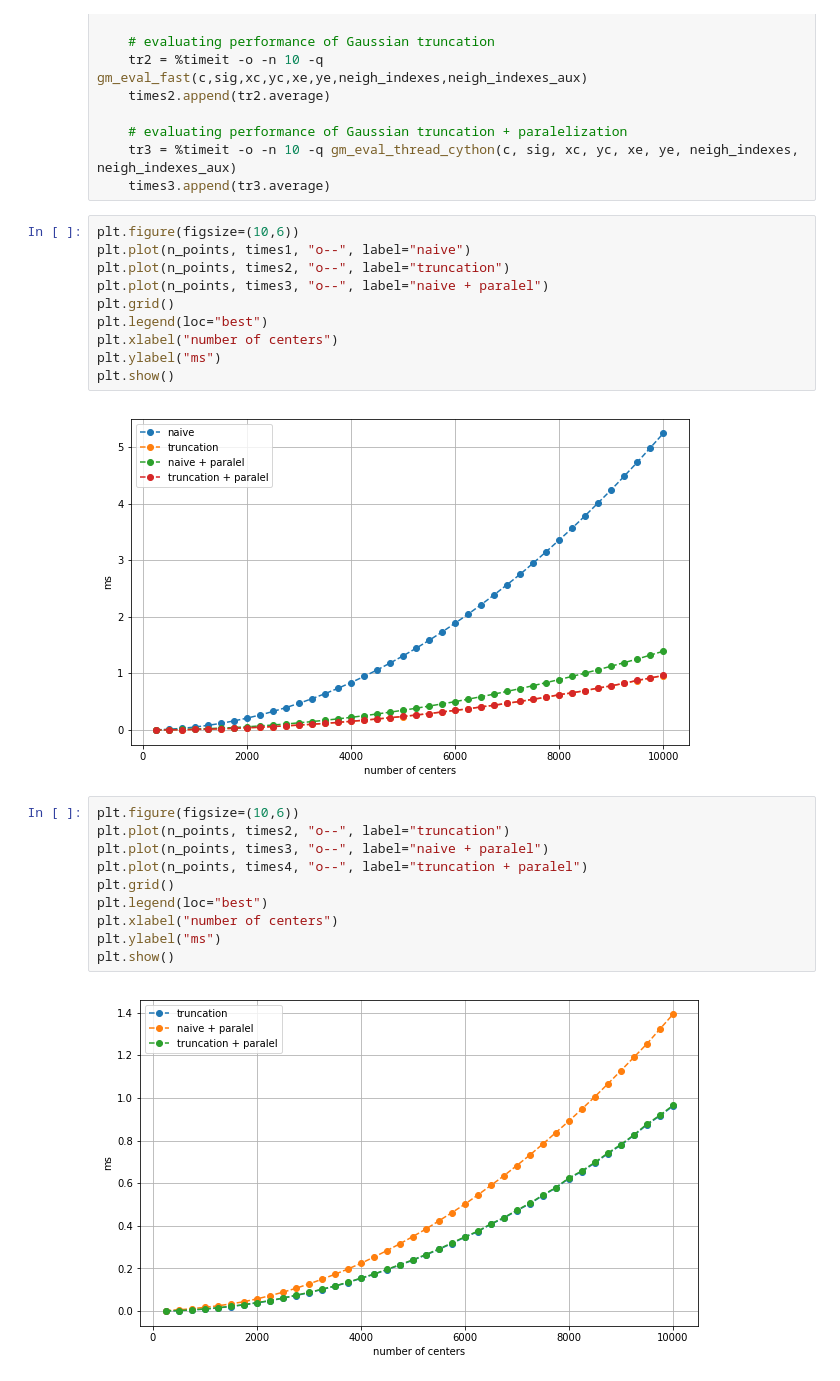
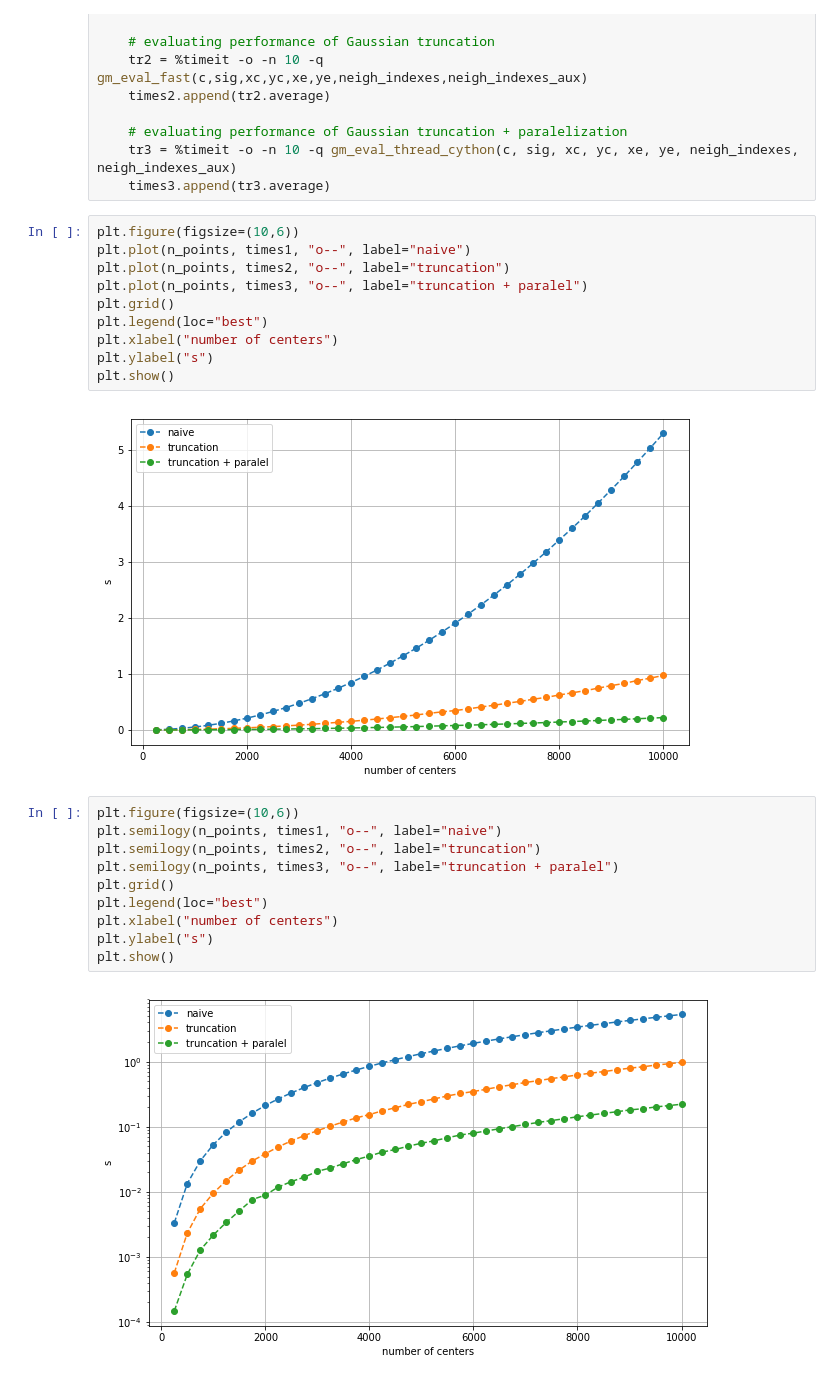
Before and after one commit to mavillan/HDMClouds, a Jupyter notebook: notebooks/Fast Evaluation.ipynb, the cells around one changed output. Cells and saved outputs as stored; diff of their text form.

Commit message:
Plots updated

```diff
--- a/notebooks/Fast Evaluation.ipynb
+++ b/notebooks/Fast Evaluation.ipynb
@@ -357,25 +357,25 @@ for Nc in n_points:
 plt.figure(figsize=(10,6))
 plt.plot(n_points, times1, "o--", label="naive")
 plt.plot(n_points, times2, "o--", label="truncation")
-plt.plot(n_points, times3, "o--", label="naive + paralel")
+plt.plot(n_points, times3, "o--", label="truncation + paralel")
 plt.grid()
 plt.legend(loc="best")
 plt.xlabel("number of centers")
-plt.ylabel("ms")
+plt.ylabel("s")
 plt.show()
 # %% [output]
-[figure, old version]
+[figure, new version]
 # %%
 plt.figure(figsize=(10,6))
-plt.plot(n_points, times2, "o--", label="truncation")
-plt.plot(n_points, times3, "o--", label="naive + paralel")
-plt.plot(n_points, times4, "o--", label="truncation + paralel")
+plt.semilogy(n_points, times1, "o--", label="naive")
+plt.semilogy(n_points, times2, "o--", label="truncation")
+plt.semilogy(n_points, times3, "o--", label="truncation + paralel")
 plt.grid()
 plt.legend(loc="best")
 plt.xlabel("number of centers")
-plt.ylabel("ms")
+plt.ylabel("s")
 plt.show()
 # %% [output]
-[figure, old version]
+[figure, new version]
 # %%
 plt.figure(figsize=(10,6))
```
Also changed, not shown: parts of 1 cell of this notebook.
